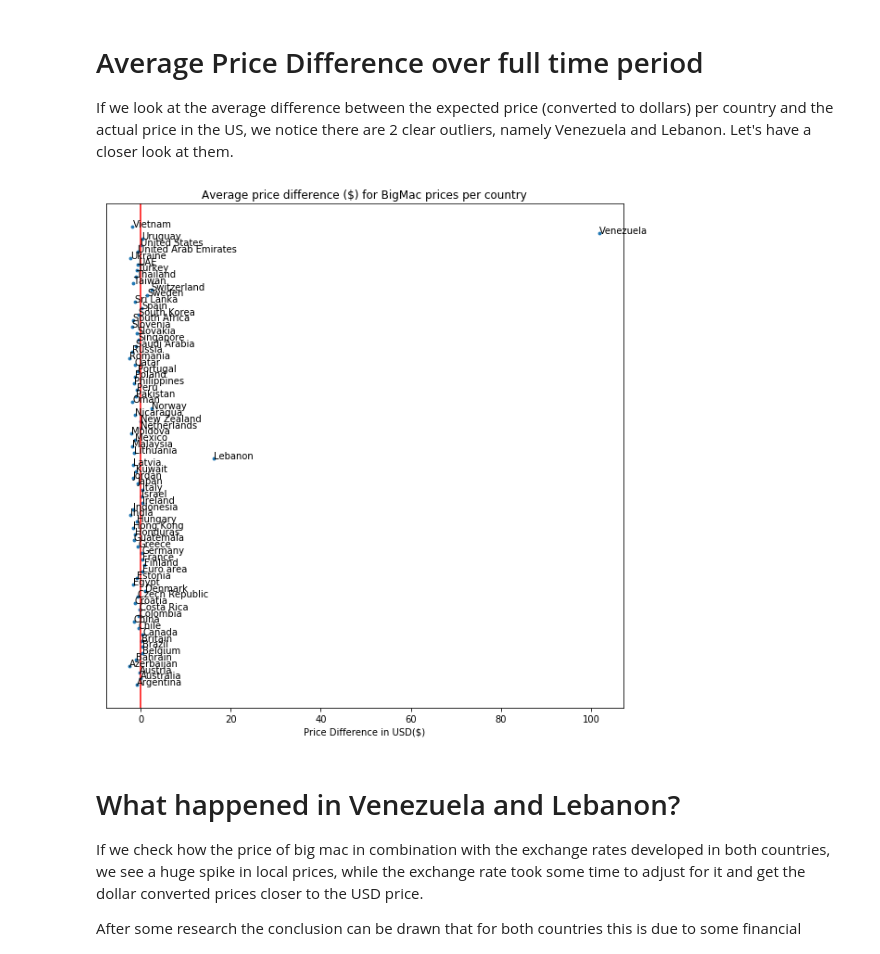
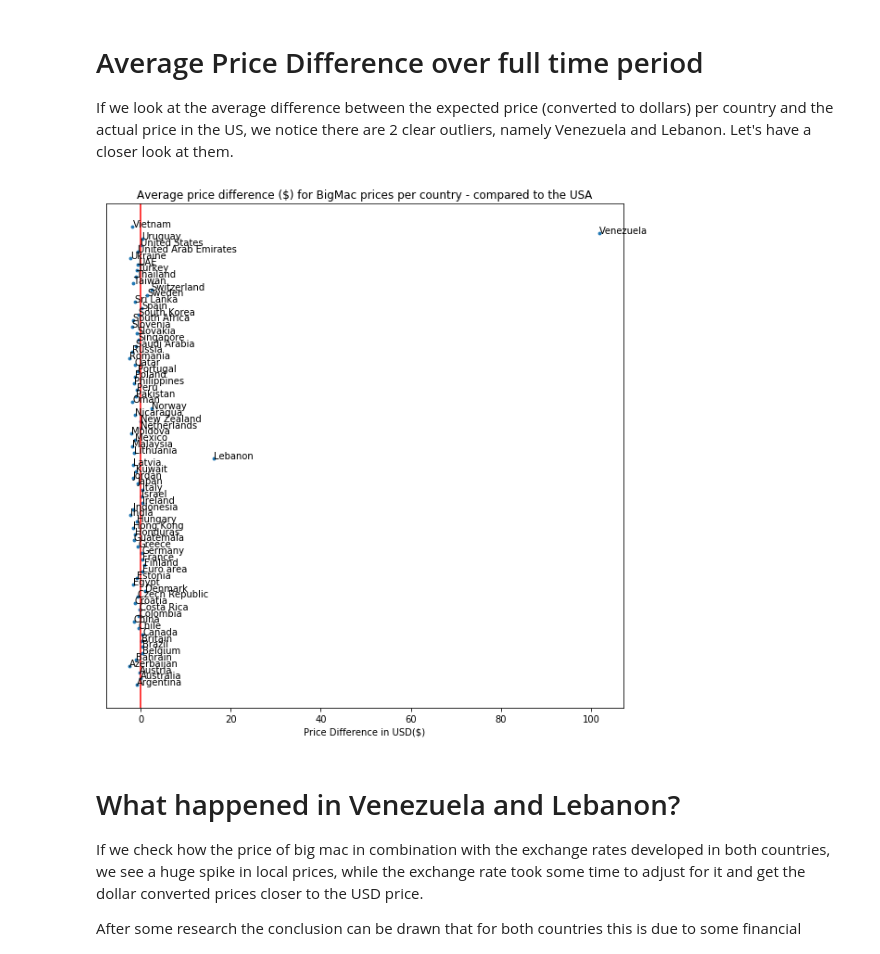
Before and after one commit to jmmsmulders/BigMacIndex, a Jupyter notebook: BigMacPrices - Analyses.ipynb, the cells around one changed output. Saved outputs shown, nothing was run; the diff lists cells and outputs as text; code cells hidden in the pictures.

```diff
--- a/BigMacPrices - Analyses.ipynb
+++ b/BigMacPrices - Analyses.ipynb
@@ -93,20 +93,20 @@ If we look at the average difference between the expected price (converted to do
 # %%
 # Check which countries are on average over/undervalued based on the BigMacPrice
 df_grouped = df[['diff_dollar', 'name']].groupby('name').aggregate([np.mean])
 x=df_grouped[('diff_dollar', 'mean')]
 y=df_grouped.index
 
 fig, ax = plt.subplots(figsize=(10,10))
 plt.axvline(x=0, color='r', label='Expected price difference')
 plt.xlabel('Price Difference in USD($)')
-plt.title('Average price difference ($) for BigMac prices per country')
+plt.title('Average price difference ($) for BigMac prices per country - compared to the USA')
 ax.set_yticks([])
 ax.scatter(x, y, s=8)
 
 for i, txt in enumerate(df_grouped.index):
     ax.annotate(txt, (x[i], y[i]), size=10)
 # %% [output]
-[figure, old version]
+[figure, new version]
 # %% [markdown]
 # What happened in Venezuela and Lebanon?
 
```
Also changed, not shown: parts of 19 cells of this notebook.
